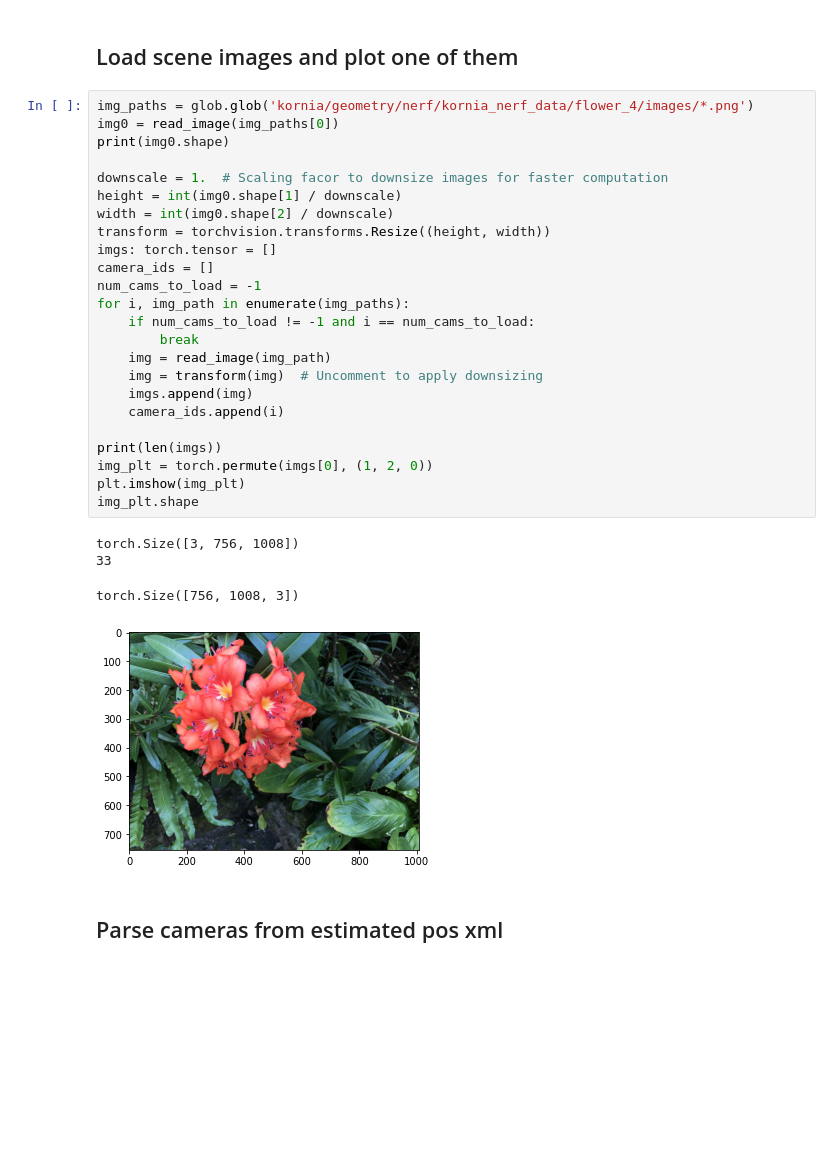
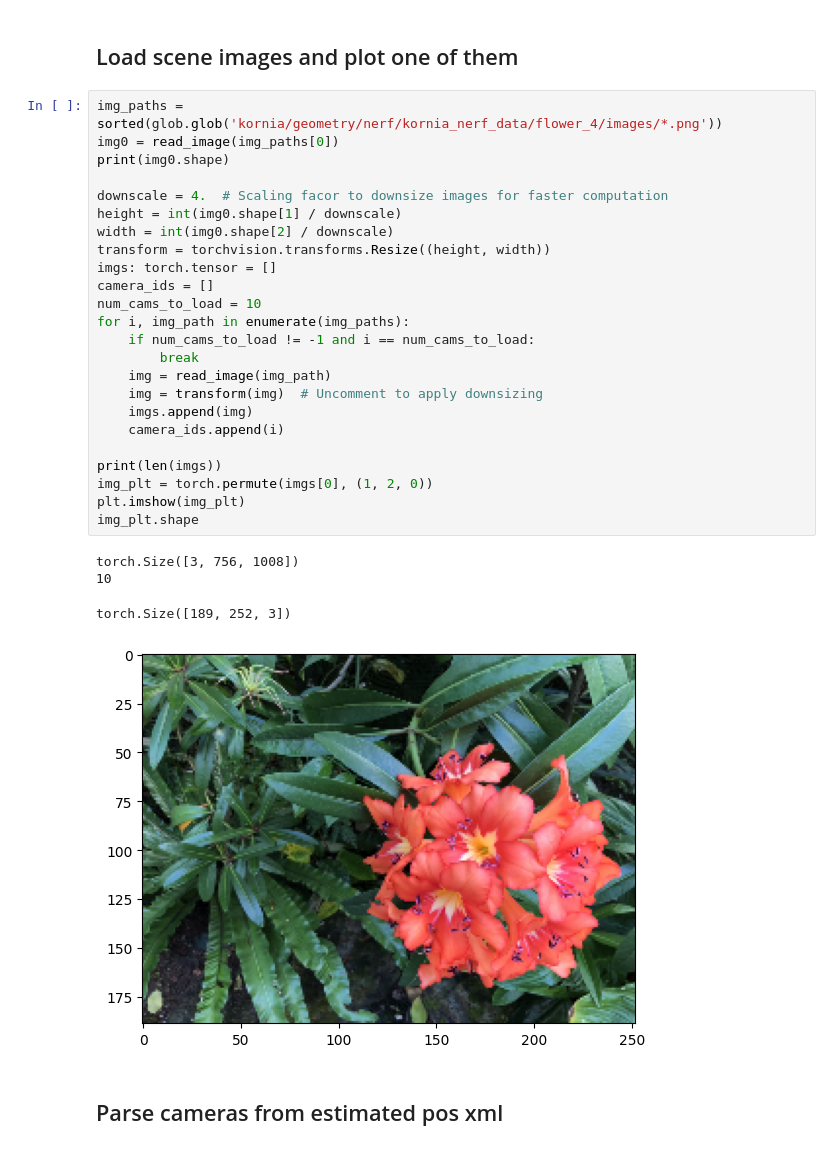
Before and after one commit to YanivHollander/kornia_nerf_jupyter, a Jupyter notebook: test_nerf_solver_full_scene.ipynb, the cells around one changed output. Drawn from its saved outputs; the diff is of its cells as text; blank space fills up the shorter version.

```diff
--- a/test_nerf_solver_full_scene.ipynb
+++ b/test_nerf_solver_full_scene.ipynb
@@ -31,34 +31,34 @@ import glob
 # %% [markdown]
 ## Load scene images and plot one of them
 # %%
-img_paths = glob.glob('kornia/geometry/nerf/kornia_nerf_data/flower_4/images/*.png')
+img_paths = sorted(glob.glob('kornia/geometry/nerf/kornia_nerf_data/flower_4/images/*.png'))
 img0 = read_image(img_paths[0])
 print(img0.shape)
 
-downscale = 1.  # Scaling facor to downsize images for faster computation
+downscale = 4.  # Scaling facor to downsize images for faster computation
 height = int(img0.shape[1] / downscale)
 width = int(img0.shape[2] / downscale)
 transform = torchvision.transforms.Resize((height, width))
 imgs: torch.tensor = []
 camera_ids = []
-num_cams_to_load = -1
+num_cams_to_load = 10
 for i, img_path in enumerate(img_paths):
     if num_cams_to_load != -1 and i == num_cams_to_load:
         break
     img = read_image(img_path)
     img = transform(img)  # Uncomment to apply downsizing
     imgs.append(img)
     camera_ids.append(i)
 
 print(len(imgs))
 img_plt = torch.permute(imgs[0], (1, 2, 0))
 plt.imshow(img_plt)
 img_plt.shape
 # %% [output]
 torch.Size([3, 756, 1008])
-33
+10
-torch.Size([756, 1008, 3])
+torch.Size([189, 252, 3])
-[figure, old version]
+[figure, new version]
 # %% [markdown]
 ## Parse cameras from estimated pos xml
 # %%
```
Also changed, not shown: parts of 9 cells of this notebook.
